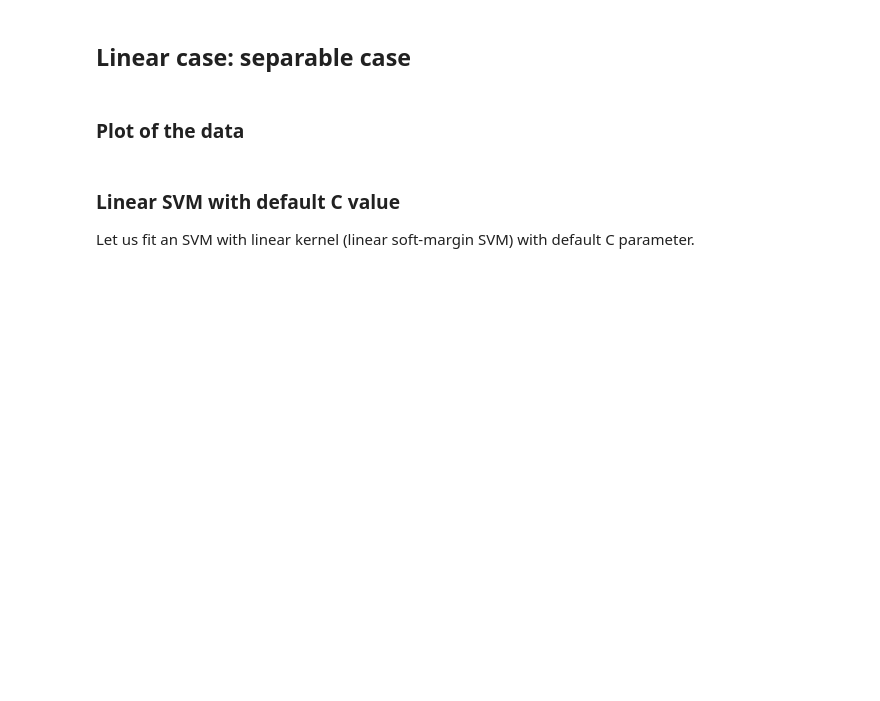
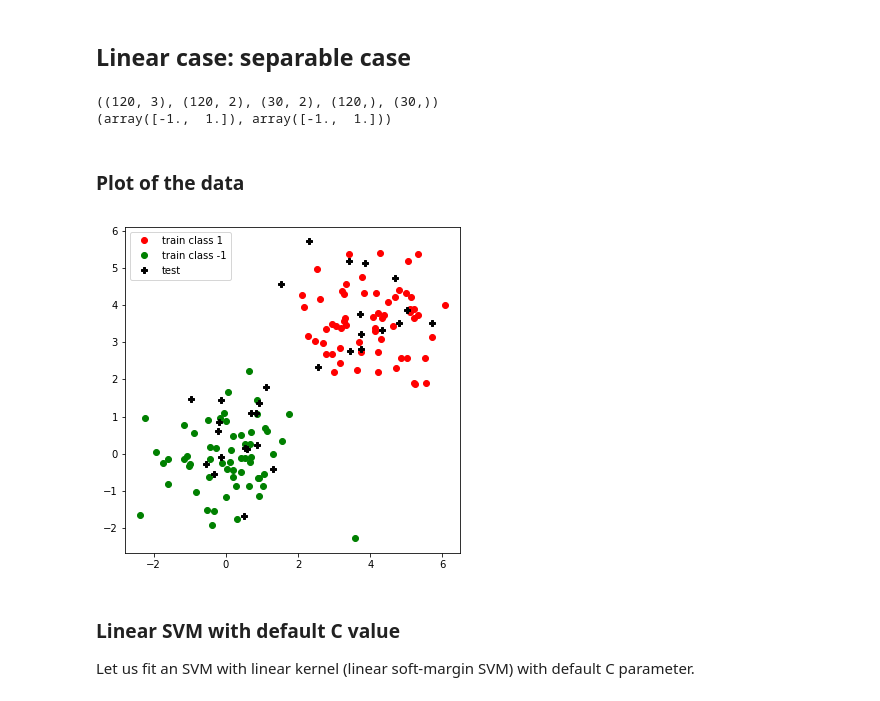
Before and after one commit to bplaye/TP_SVM_04-20-17, a Jupyter notebook: TP_SVM_04-20-17.ipynb, the cells around one changed output. Drawn from its saved outputs; the diff is of its cells as text; code cells hidden in the pictures; blank space fills up the shorter version.

```diff
--- a/TP_SVM_04-20-17.ipynb
+++ b/TP_SVM_04-20-17.ipynb
@@ -21,2 +16,21 @@ Y_test =
+# %%
+# load the corresponding data
+
+X = np.loadtxt('data/linear_SVM:_separable_case/linear1_train.csv',
+               delimiter=',', skiprows=1, dtype=float)
+
+X_train = X[:,:-1]
+X_test = np.loadtxt('data/linear_SVM:_separable_case/linear1_test_input.csv',
+                    delimiter=',', skiprows=1)[:,:-1]
+Y_train = X[:,-1]
+Y_test = np.loadtxt('data/linear_SVM:_separable_case/linear1_test_output.csv',
+                    delimiter=',', skiprows=1).reshape(len(X_test))
+
+# verification
+print(X.shape, X_train.shape, X_test.shape, Y_train.shape, Y_test.shape)
+print(np.unique(Y_train), np.unique(Y_test))
+# %% [output]
+((120, 3), (120, 2), (30, 2), (120,), (30,))
+(array([-1.,  1.]), array([-1.,  1.]))
 # %% [markdown]
 ### Plot of the data
@@ -25,3 +37,15 @@ Y_test =
+# %%
+## code
+def get_plot(X_train, X_test, Y_train):
+    fig = plt.figure(figsize=(6,6))
+    ax = fig.add_subplot(111)
+    ax.plot(X_train[Y_train==-1,0], X_train[Y_train==-1,1], 'or', label='train class 1')
+    ax.plot(X_train[Y_train==1,0], X_train[Y_train==1,1], 'og', label='train class -1')
+    ax.plot(X_test[:,0], X_test[:,1], 'Pk', label='test')
+    plt.legend(loc='best')
+get_plot(X_train, X_test, Y_train)
+# %% [output]
+[figure, added]
 # %% [markdown]
 ### Linear SVM with default C value
 
```
Also changed, not shown: parts of 28 cells of this notebook.
